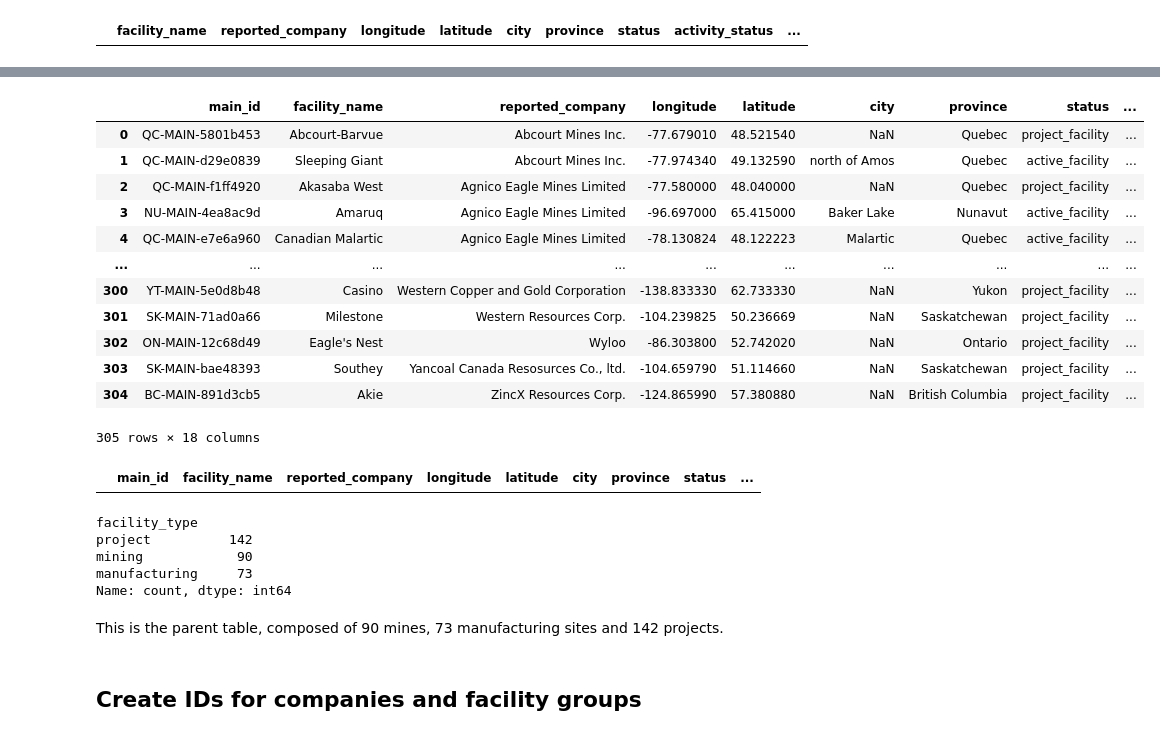
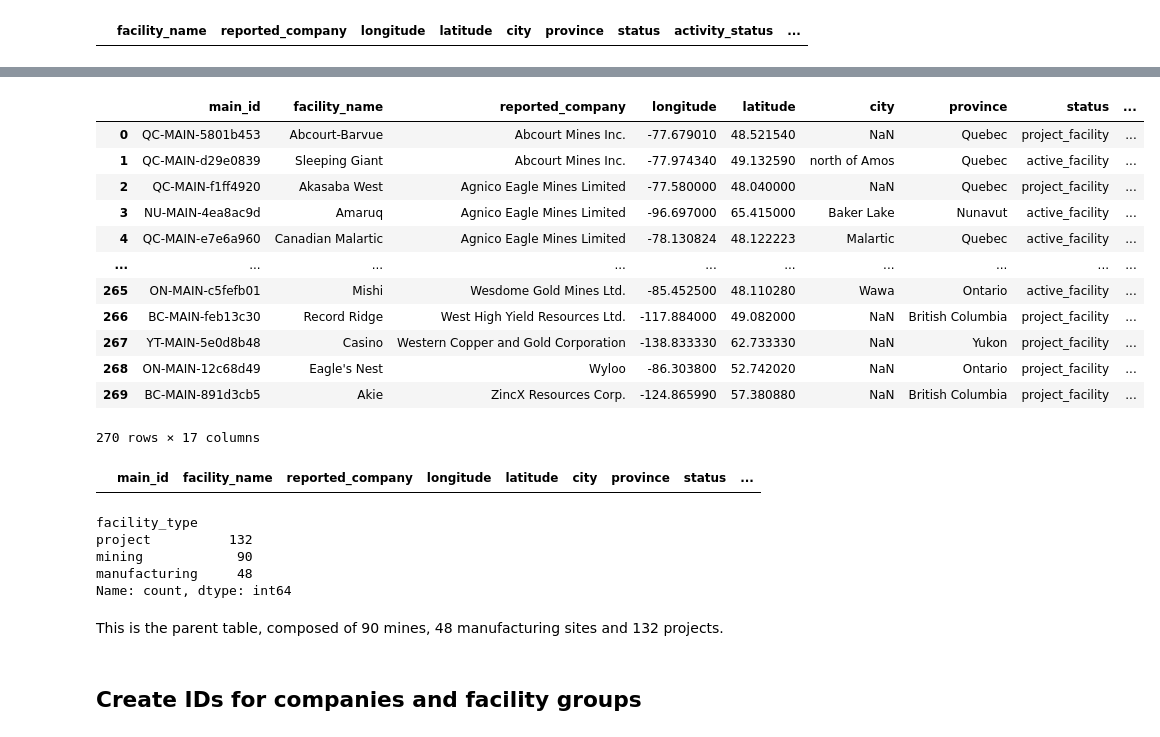
Before and after one commit to marpellan/metallican_db, a Jupyter notebook: 2. tables_creation.ipynb, the cells around one changed output, grey strips where cells are left out. Cells and saved outputs as stored; diff of their text form; code cells hidden in the pictures.

```diff
--- a/2. tables_creation.ipynb
+++ b/2. tables_creation.ipynb
@@ -77,3 +73,6 @@ nrcan_critical_df = nrcan_critical_df[
     (nrcan_critical_df['ActivitySt'] == 'Active') &
     (nrcan_critical_df['Developmen'] != 'Past producer')
 ]
+# %%
+# We also drop some industrial minerals here
+nrcan_critical_df = nrcan_critical_df[~nrcan_critical_df["Commoditie"].isin(["Potash", "Potash, magnesium", "Helium"])]
@@ -80,12 +95,38 @@ nrcan_critical_df = nrcan_critical_df[
 # %%
 # List of facilities manually identified as being out of scope
-# 26 sites potentially
+recycling_sites = [
+'AIM Recycling Atlantic',
+'AIM Recycling Hamilton',
+'AIM Recycling La Prairie',
+'AIM Recycling Laval',
+'AIM Recycling Lévis',
+'AIM Recycling Montréal-Est',
+'AIM Recycling Ottawa East',
+'Contrecœur-Feruni',
+'Calgary Facility',
+'GenAlta Recycling Inc.',
+'General Scrap',
+'Navajo Metals Inc.',
+'Wheat City Metals Inc.',
+'Smiths Falls Operation',
+'Industrial Metals',
+'Richmond',
+'Victoria Depot',
+'Mississauga',
+'Richmond',
+'A.S.I. - Ste Catherine',
+'Mississauga',
+'Sainte-Catherine',
+'Brampton Division',
+'Hamilton Parkdale Division',
+'Sault Ste. Marie Division'
+]
+
+nrcan_manufacturing_df = nrcan_manufacturing_df[~nrcan_manufacturing_df["OPERATIO_E"].isin(recycling_sites)]
 # %%
 from db_creation_function import populate_table_df, assign_id
 # %%
-# We first create an empty df with the columns we want to have in the facility_df
 main_columns = {
-    #"facility_id": "text",
     "facility_name": "text",
     "reported_company": "text",
     "longitude": "float",
@@ -100,7 +141,7 @@ main_columns = {
     "commodity_group": "text",
     "primary_commodity": "text",
     "commodities": "text",
-    "source": "text"
+    "source_id": "text"
 }
 
 main_df = pd.DataFrame(columns=main_columns.keys())
@@ -208,17 +232,22 @@ main_gdf
 # %%
-main_gdf = main_gdf.sort_values(by=["reported_company", "facility_name"]).reset_index(drop=True)
+# main_gdf = main_gdf.sort_values(by=["reported_company", "facility_name"]).reset_index(drop=True)
+# main_gdf
+main_gdf = main_gdf.sort_values(
+    by=["reported_company", "facility_name"],
+    key=lambda col: col.str.lower()
+).reset_index(drop=True)
 main_gdf
 # %% [output]
 |  | main_id | facility_name | reported_company | longitude | latitude | city | province | status | ... |
 | 0 | QC-MAIN-5801b453 | Abcourt-Barvue | Abcourt Mines Inc. | -77.679010 | 48.521540 | NaN | Quebec | project_facility | ... |
 | 1 | QC-MAIN-d29e0839 | Sleeping Giant | Abcourt Mines Inc. | -77.974340 | 49.132590 | north of Amos | Quebec | active_facility | ... |
 | 2 | QC-MAIN-f1ff4920 | Akasaba West | Agnico Eagle Mines Limited | -77.580000 | 48.040000 | NaN | Quebec | project_facility | ... |
 | 3 | NU-MAIN-4ea8ac9d | Amaruq | Agnico Eagle Mines Limited | -96.697000 | 65.415000 | Baker Lake | Nunavut | active_facility | ... |
 | 4 | QC-MAIN-e7e6a960 | Canadian Malartic | Agnico Eagle Mines Limited | -78.130824 | 48.122223 | Malartic | Quebec | active_facility | ... |
 | ... | ... | ... | ... | ... | ... | ... | ... | ... | ... |
-| 300 | YT-MAIN-5e0d8b48 | Casino | Western Copper and Gold Corporation | -138.833330 | 62.733330 | NaN | Yukon | project_facility | ... |
-| 301 | SK-MAIN-71ad0a66 | Milestone | Western Resources Corp. | -104.239825 | 50.236669 | NaN | Saskatchewan | project_facility | ... |
-| 302 | ON-MAIN-12c68d49 | Eagle's Nest | Wyloo | -86.303800 | 52.742020 | NaN | Ontario | project_facility | ... |
-| 303 | SK-MAIN-bae48393 | Southey | Yancoal Canada Resosurces Co., ltd. | -104.659790 | 51.114660 | NaN | Saskatchewan | project_facility | ... |
-| 304 | BC-MAIN-891d3cb5 | Akie | ZincX Resources Corp. | -124.865990 | 57.380880 | NaN | British Columbia | project_facility | ... |
+| 265 | ON-MAIN-c5fefb01 | Mishi | Wesdome Gold Mines Ltd. | -85.452500 | 48.110280 | Wawa | Ontario | active_facility | ... |
+| 266 | BC-MAIN-feb13c30 | Record Ridge | West High Yield Resources Ltd. | -117.884000 | 49.082000 | NaN | British Columbia | project_facility | ... |
+| 267 | YT-MAIN-5e0d8b48 | Casino | Western Copper and Gold Corporation | -138.833330 | 62.733330 | NaN | Yukon | project_facility | ... |
+| 268 | ON-MAIN-12c68d49 | Eagle's Nest | Wyloo | -86.303800 | 52.742020 | NaN | Ontario | project_facility | ... |
+| 269 | BC-MAIN-891d3cb5 | Akie | ZincX Resources Corp. | -124.865990 | 57.380880 | NaN | British Columbia | project_facility | ... |
-305 rows × 18 columns
+270 rows × 17 columns
@@ -232,7 +263,7 @@ duplicates_main_gdf
 main_gdf['facility_type'].value_counts()
 # %% [output]
 facility_type
-project          142
+project          132
 mining            90
-manufacturing     73
+manufacturing     48
 Name: count, dtype: int64
@@ -242,5 +270,5 @@ main_gdf.to_csv(r'data/Tables/CSV/main_gdf.csv', index=False)
 # %% [markdown]
-This is the parent table, composed of 90 mines, 73 manufacturing sites and 142 projects.
+This is the parent table, composed of 90 mines, 48 manufacturing sites and 132 projects.
 # %% [markdown]
 ## Create IDs for companies and facility groups
 # %%
```
Also changed, not shown: parts of 117 cells of this notebook, 40 other files.
